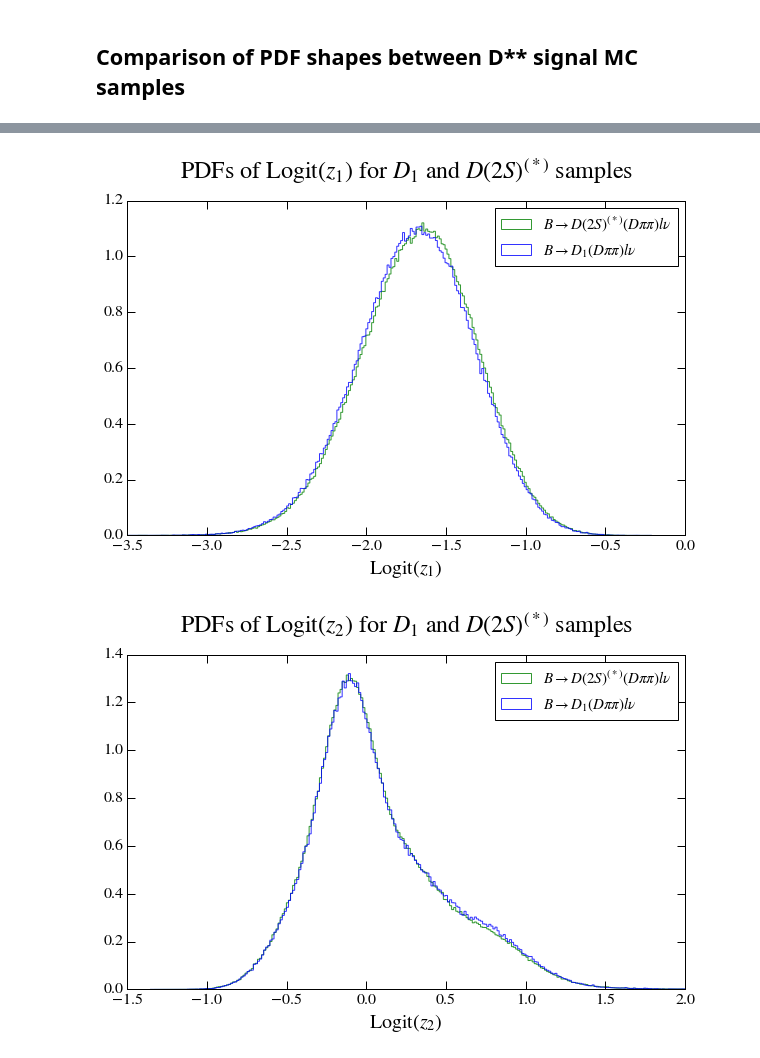
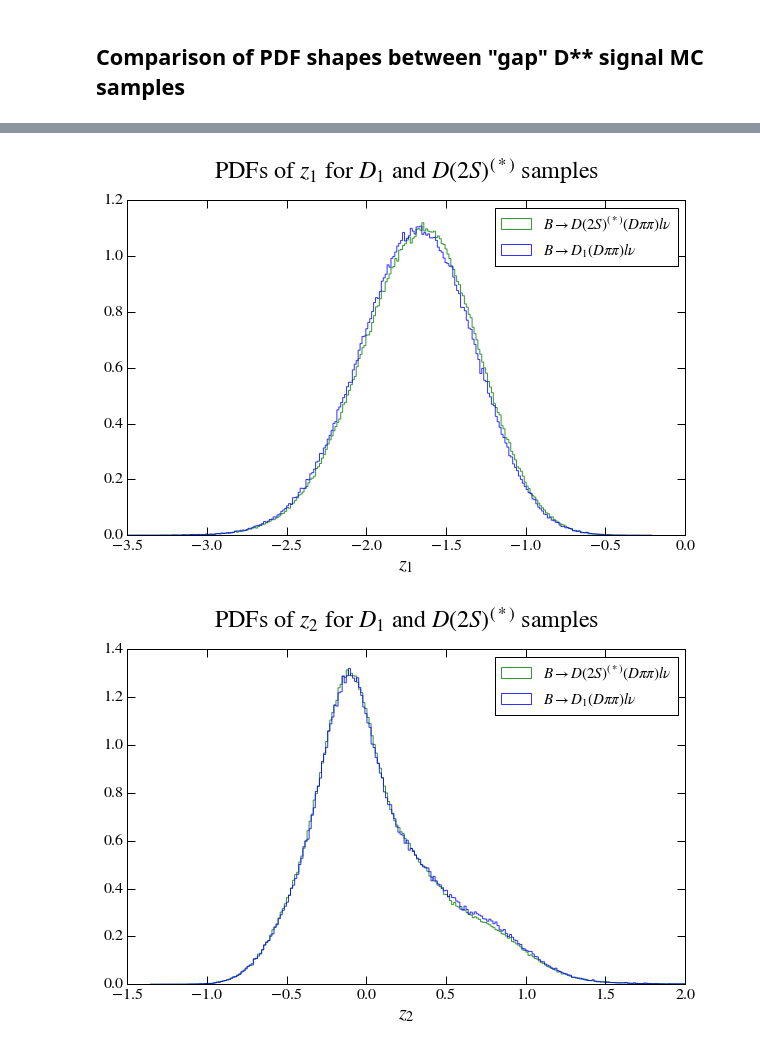
Before and after one commit to jkim-/bdtaunu_feature_exploration, a Jupyter notebook: dssdpipi/dssdpipi_z1z2_comparison.ipynb, the cells around one changed output, grey strips where cells are left out. Drawn from its saved outputs; the diff is of its cells as text; code cells hidden in the pictures.

Commit message:
Updated dssdpipi plots.

```diff
--- a/dssdpipi/dssdpipi_z1z2_comparison.ipynb
+++ b/dssdpipi/dssdpipi_z1z2_comparison.ipynb
@@ -1,5 +1,5 @@
 # %% [markdown]
-## Comparison of PDF shapes between D** signal MC samples
+## Comparison of PDF shapes between "gap" D** signal MC samples
 # %%
 %matplotlib inline
 import numpy as np
@@ -28,28 +28,28 @@ d2s = np.genfromtxt('d2s.csv', skip_header=1, delimiter=',')
 # %%
 plt.figure(figsize=(10,6))
 ax = plt.gca()
 ax.hist([d1[:,0], d2s[:,0]], bins='auto', normed=True, histtype='step', alpha=0.8,
         label = [r'$B\rightarrow{}D_1(D\pi\pi)l\nu$', r'$B\rightarrow{}D(2S)^{(*)}(D\pi\pi)l\nu$']);
 ax.set_xlim([-3.5,0]);
-ax.set_title(r'PDFs of Logit($z_1$) for $D_1$ and $D(2S)^{(*)}$ samples', fontsize=24);
-ax.set_xlabel(r'Logit($z_1$)', fontsize=20);
+ax.set_title(r'PDFs of $z_1$ for $D_1$ and $D(2S)^{(*)}$ samples', fontsize=24);
+ax.set_xlabel(r'$z_1$', fontsize=20);
 ax.legend(prop={'size':15});
 ax.tick_params(length=8, width=1, labelsize=16);
 ttl = ax.title;
 ttl.set_position([.5, 1.05]);
 # %% [output]
-[figure, old version]
+[figure, new version]
 # %%
 plt.figure(figsize=(10,6))
 ax = plt.gca()
 ax.hist([d1[:,1], d2s[:,1]], bins='auto', normed=True, histtype='step', alpha=0.8,
         label = [r'$B\rightarrow{}D_1(D\pi\pi)l\nu$', r'$B\rightarrow{}D(2S)^{(*)}(D\pi\pi)l\nu$']);
 ax.set_xlim([-1.5,2]);
-ax.set_title(r'PDFs of Logit($z_2$) for $D_1$ and $D(2S)^{(*)}$ samples', fontsize=24);
-ax.set_xlabel(r'Logit($z_2$)', fontsize=20);
+ax.set_title(r'PDFs of $z_2$ for $D_1$ and $D(2S)^{(*)}$ samples', fontsize=24);
+ax.set_xlabel(r'$z_2$', fontsize=20);
 ax.legend(prop={'size':15});
 ax.tick_params(length=8, width=1, labelsize=16);
 ttl = ax.title;
 ttl.set_position([.5, 1.05]);
 # %% [output]
-[figure, old version]
+[figure, new version]
```
